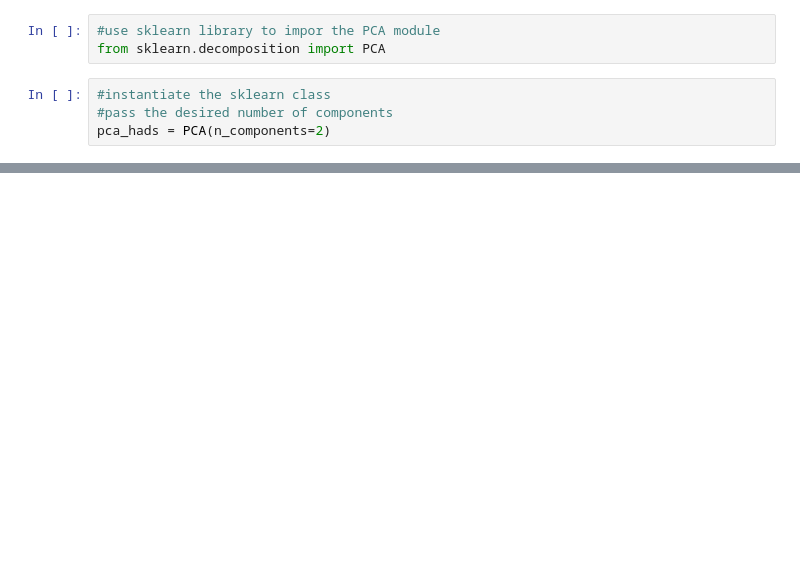
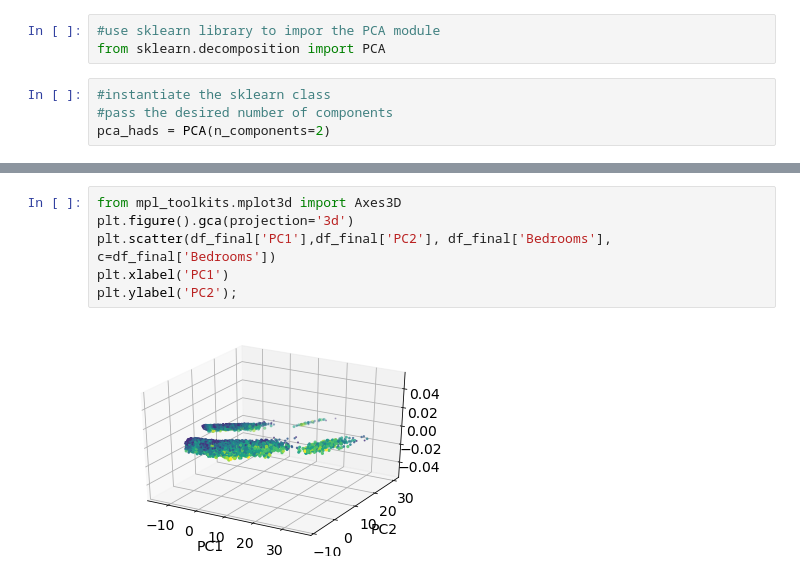
Before and after one commit to ndow33/DS-Unit-1-Sprint-3-Linear-Algebra, a Jupyter notebook: module3-dimensionality-reduction/LS_DS_133_High_Dimensional_Data_Assignment.ipynb, the cells around one changed output, grey strips where cells are left out. Saved outputs shown, nothing was run; the diff lists cells and outputs as text; blank space fills up the shorter version.

```diff
--- a/module3-dimensionality-reduction/LS_DS_133_High_Dimensional_Data_Assignment.ipynb
+++ b/module3-dimensionality-reduction/LS_DS_133_High_Dimensional_Data_Assignment.ipynb
@@ -384,3 +456,11 @@ ValueError: ignored
+# %%
+from mpl_toolkits.mplot3d import Axes3D
+plt.figure().gca(projection='3d')
+plt.scatter(df_final['PC1'],df_final['PC2'], df_final['Bedrooms'], c=df_final['Bedrooms'])
+plt.xlabel('PC1')
+plt.ylabel('PC2');
+# %% [output]
+[figure, added]
 # %% [markdown]
 # Stretch Goals
 
```
Also changed, not shown: parts of 10 cells of this notebook.
